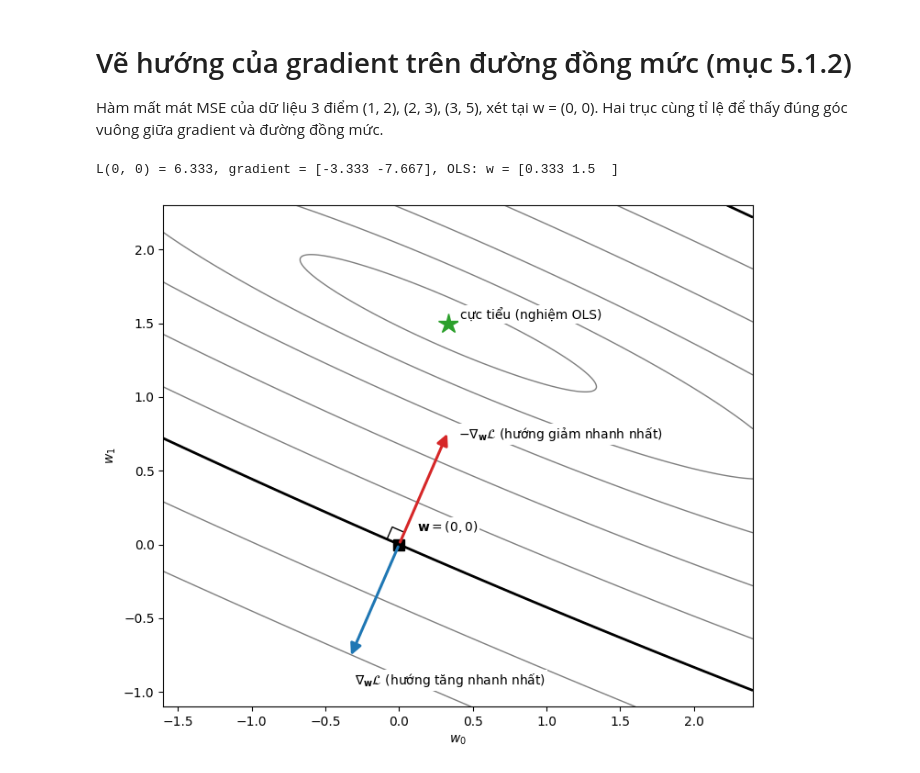
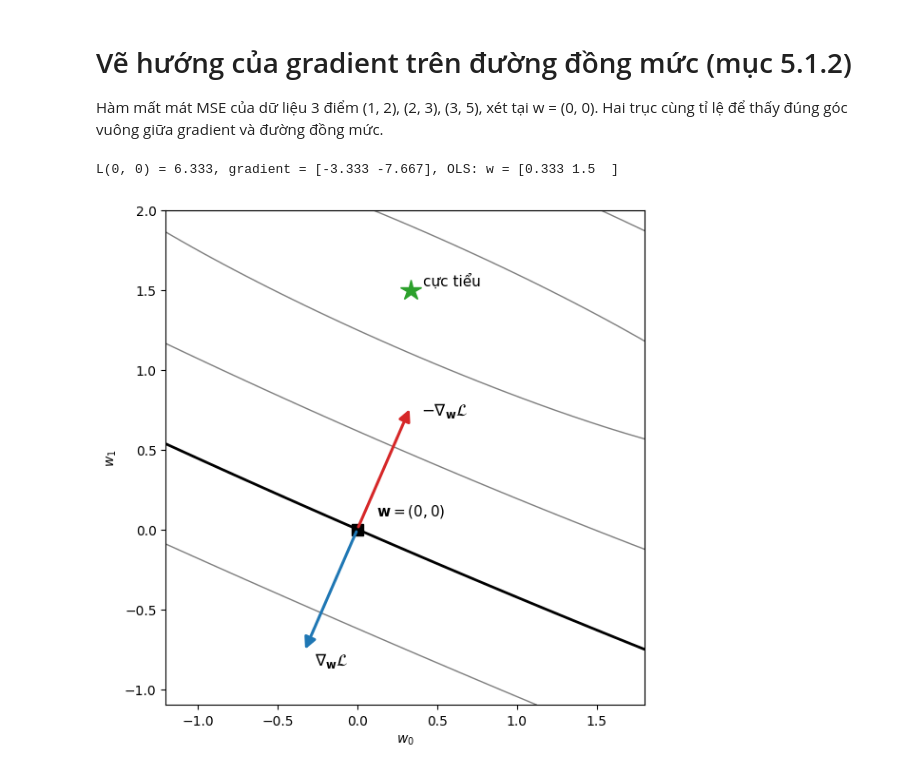
Before and after one commit to ntanh80/machine-learning, a Jupyter notebook: lesson_05/images/plot_gradient_direction.ipynb, the cells around one changed output. Saved outputs shown, nothing was run; the diff lists cells and outputs as text; code cells hidden in the pictures.

```diff
--- a/lesson_05/images/plot_gradient_direction.ipynb
+++ b/lesson_05/images/plot_gradient_direction.ipynb
@@ -21,44 +21,38 @@ def loss(w):
 
 def grad(w):
     """Gradient của L(w): (1/N) Xbar^T (Xbar w - y)."""
     return Xbar.T @ (Xbar @ w - y) / len(y)
 
 w = np.zeros(2)                                  # điểm đang xét w = (0, 0)
 g = grad(w)                                      # gradient tại w
 scale = 0.1                                      # mũi tên thu nhỏ còn 1/10 độ dài
 w_ols = np.linalg.pinv(Xbar) @ y                 # nghiệm OLS (cực tiểu)
 print('L(0, 0) = %.3f, gradient = %s, OLS: w = %s' % (loss(w), g.round(3), w_ols.round(3)))
 
 # Lưới giá trị mất mát để vẽ đường đồng mức
-w0_grid, w1_grid = np.meshgrid(np.linspace(-1.6, 2.4, 400), np.linspace(-1.1, 2.3, 400))
+w0_grid, w1_grid = np.meshgrid(np.linspace(-1.2, 1.8, 400), np.linspace(-1.1, 2.0, 400))
 L = np.array([loss(np.array([a, b])) for a, b in zip(w0_grid.ravel(), w1_grid.ravel())]).reshape(w0_grid.shape)
 
-fig, ax = plt.subplots(figsize=(7.5, 6.2))
-ax.contour(w0_grid, w1_grid, L, levels=[0.1, 0.4, 1, 2.2, 4, loss(w), 10, 15], colors="#7F7F7F", linewidths=1)
+fig, ax = plt.subplots(figsize=(6, 6))
+ax.contour(w0_grid, w1_grid, L, levels=[0.4, 2.5, 12], colors="#7F7F7F", linewidths=1)
 
 # Đường đồng mức đi qua w được tô đậm
 ax.contour(w0_grid, w1_grid, L, levels=[loss(w)], colors="black", linewidths=2)
 
 ax.annotate("", xy=w + scale * g, xytext=w, arrowprops=dict(arrowstyle="-|>", color="#1F77B4", lw=2.2, mutation_scale=18))
 ax.annotate("", xy=w - scale * g, xytext=w, arrowprops=dict(arrowstyle="-|>", color="#D62728", lw=2.2, mutation_scale=18))
 ax.plot(*w, "s", color="black", ms=8)
 ax.plot(*w_ols, "*", color="#2CA02C", ms=16)
 
-# Ký hiệu góc vuông tại w
-unit_gradient = -g / np.linalg.norm(g)
-unit_tangent = np.array([-unit_gradient[1], unit_gradient[0]])
-corner = 0.09 * np.array([unit_gradient, unit_gradient + unit_tangent, unit_tangent])
-ax.plot(corner[:, 0], corner[:, 1], color="black", lw=1)
-
-ax.text(0.40, 0.72, r"$-\nabla_{\mathbf{w}}\mathcal{L}$ (hướng giảm nhanh nhất)", fontsize=10, bbox=dict(facecolor="white", edgecolor="none", pad=1.5))
-ax.text(-0.30, -0.95, r"$\nabla_{\mathbf{w}}\mathcal{L}$ (hướng tăng nhanh nhất)", fontsize=10, bbox=dict(facecolor="white", edgecolor="none", pad=1.5))
-ax.text(0.12, 0.09, r"$\mathbf{w} = (0, 0)$", fontsize=10, bbox=dict(facecolor="white", edgecolor="none", pad=1.5))
-ax.text(w_ols[0] + 0.08, w_ols[1] + 0.03, "cực tiểu (nghiệm OLS)", fontsize=10, bbox=dict(facecolor="white", edgecolor="none", pad=1.5))
+ax.text(0.40, 0.72, r"$-\nabla_{\mathbf{w}}\mathcal{L}$", fontsize=12)
+ax.text(-0.27, -0.85, r"$\nabla_{\mathbf{w}}\mathcal{L}$", fontsize=12)
+ax.text(0.12, 0.09, r"$\mathbf{w} = (0, 0)$", fontsize=11)
+ax.text(w_ols[0] + 0.08, w_ols[1] + 0.03, "cực tiểu", fontsize=11)
 
 ax.set_aspect("equal")
 ax.set_xlabel("$w_0$"); ax.set_ylabel("$w_1$")
 fig.tight_layout()
 fig.savefig(IMAGES / "gradient_direction.png", dpi=150)
 # %% [output]
 L(0, 0) = 6.333, gradient = [-3.333 -7.667], OLS: w = [0.333 1.5  ]
-[figure, old version]
+[figure, new version]
```
Also changed, not shown: 6 other files.
